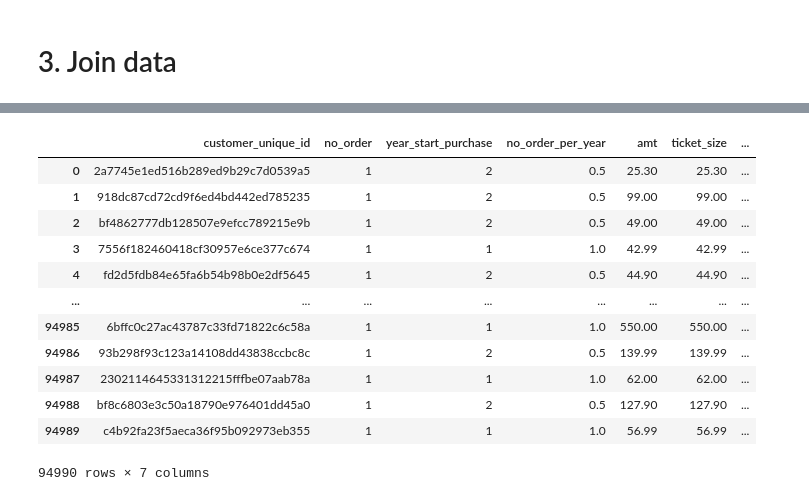
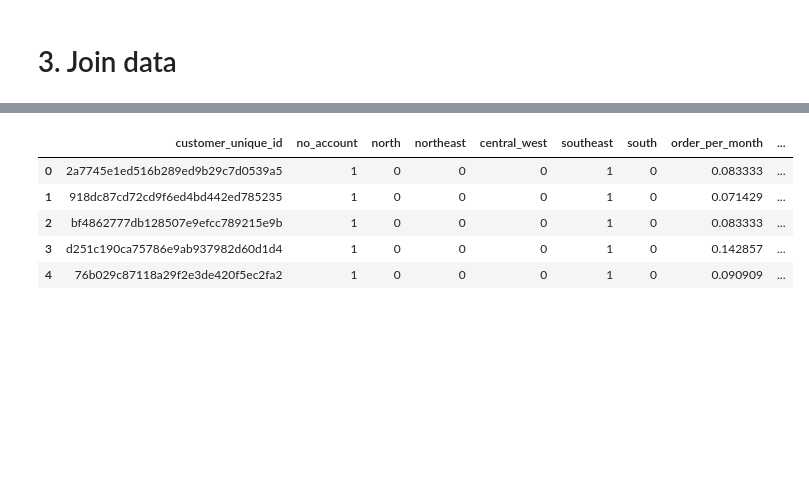
Before and after one commit to peerapat-t/Full-customer-funnel-and-machine-learing, a Jupyter notebook: 02. customer segmentation.ipynb, the cells around one changed output, grey strips where cells are left out. Drawn from its saved outputs; the diff is of its cells as text; code cells hidden in the pictures; blank space fills up the shorter version.

```diff
--- a/02. customer segmentation.ipynb
+++ b/02. customer segmentation.ipynb
@@ -29,0 +284,2 @@ df_cat_name = pd.read_csv('./dataset/product_category_name_translation.csv')
+# %%
+df_age = pd.read_csv('./dataset/olist_age.csv')
@@ -143,0 +497,9 @@ group by b.customer_unique_id
+# %%
+df_customer_age = duckdb.query("""
+select b.customer_unique_id
+, min(a.age) age
+from df_age a
+left join df_customer b
+on a.customer_id = b.customer_id
+group by b.customer_unique_id
+""").to_df()
@@ -150,12 +547,20 @@ SyntaxError: invalid syntax (402238255.py, line 1)
 # %%
-duckdb.query("""
+df = duckdb.query("""
 select a.customer_unique_id
 , b.no_account
 , c.north, c.northeast, c.central_west, c.southeast, c.south
-
+, d.order_per_month
+, e.amount_per_order, e.amount_per_month
+, f.age
 from df_customer_unique_id a
 left join df_customer_no_acc b
 on a.customer_unique_id = b.customer_unique_id
 left join df_customer_address c
 on a.customer_unique_id = c.customer_unique_id
+left join df_customer_frequency d
+on a.customer_unique_id = d.customer_unique_id
+left join df_customer_monetary e
+on a.customer_unique_id = e.customer_unique_id
+left join df_customer_age f
+on a.customer_unique_id = f.customer_unique_id
 """).to_df()
@@ -176,34 +566,0 @@ on a.customer_unique_id = c.customer_unique_id
-# %%
-duckdb.query("""
-select b.customer_unique_id
-, count(distinct a.order_id) no_order
-, 2019 - min(year(cast(order_purchase_timestamp as datetime))) year_start_purchase
-, count(distinct a.order_id)/
-(2019 - min(year(cast(order_purchase_timestamp as datetime)))) no_order_per_year
-, sum(c.price) amt
-, sum(c.price)/count(distinct a.order_id)ticket_size
-, sum(c.price)/
-(2019 - min(year(cast(order_purchase_timestamp as datetime)))) amt_per_year
-from df_order a
-left join df_customer b
-on a.customer_id = b.customer_id
-left join df_order_item c
-on a.order_id = c.order_id
-where a.order_status not in ('unavailable','canceled')
-and a.order_purchase_timestamp is not null
-group by b.customer_unique_id
-""").to_df()
-# %% [output]
-|  | customer_unique_id | no_order | year_start_purchase | no_order_per_year | amt | ticket_size | ... |
-| 0 | 2a7745e1ed516b289ed9b29c7d0539a5 | 1 | 2 | 0.5 | 25.30 | 25.30 | ... |
-| 1 | 918dc87cd72cd9f6ed4bd442ed785235 | 1 | 2 | 0.5 | 99.00 | 99.00 | ... |
-| 2 | bf4862777db128507e9efcc789215e9b | 1 | 2 | 0.5 | 49.00 | 49.00 | ... |
-| 3 | 7556f182460418cf30957e6ce377c674 | 1 | 1 | 1.0 | 42.99 | 42.99 | ... |
-| 4 | fd2d5fdb84e65fa6b54b98b0e2df5645 | 1 | 2 | 0.5 | 44.90 | 44.90 | ... |
-| ... | ... | ... | ... | ... | ... | ... | ... |
-| 94985 | 6bffc0c27ac43787c33fd71822c6c58a | 1 | 1 | 1.0 | 550.00 | 550.00 | ... |
-| 94986 | 93b298f93c123a14108dd43838ccbc8c | 1 | 2 | 0.5 | 139.99 | 139.99 | ... |
-| 94987 | 2302114645331312215fffbe07aab78a | 1 | 1 | 1.0 | 62.00 | 62.00 | ... |
-| 94988 | bf8c6803e3c50a18790e976401dd45a0 | 1 | 2 | 0.5 | 127.90 | 127.90 | ... |
-| 94989 | c4b92fa23f5aeca36f95b092973eb355 | 1 | 1 | 1.0 | 56.99 | 56.99 | ... |
-94990 rows × 7 columns
@@ -222,0 +567,9 @@ from df_order_payment
+# %%
+df.head()
+# %% [output]
+|  | customer_unique_id | no_account | north | northeast | central_west | southeast | south | order_per_month | ... |
+| 0 | 2a7745e1ed516b289ed9b29c7d0539a5 | 1 | 0 | 0 | 0 | 1 | 0 | 0.083333 | ... |
+| 1 | 918dc87cd72cd9f6ed4bd442ed785235 | 1 | 0 | 0 | 0 | 1 | 0 | 0.071429 | ... |
+| 2 | bf4862777db128507e9efcc789215e9b | 1 | 0 | 0 | 0 | 1 | 0 | 0.083333 | ... |
+| 3 | d251c190ca75786e9ab937982d60d1d4 | 1 | 0 | 0 | 0 | 1 | 0 | 0.142857 | ... |
+| 4 | 76b029c87118a29f2e3de420f5ec2fa2 | 1 | 0 | 0 | 0 | 1 | 0 | 0.090909 | ... |
```
Also changed, not shown: parts of 52 cells of this notebook, 1 other file.
